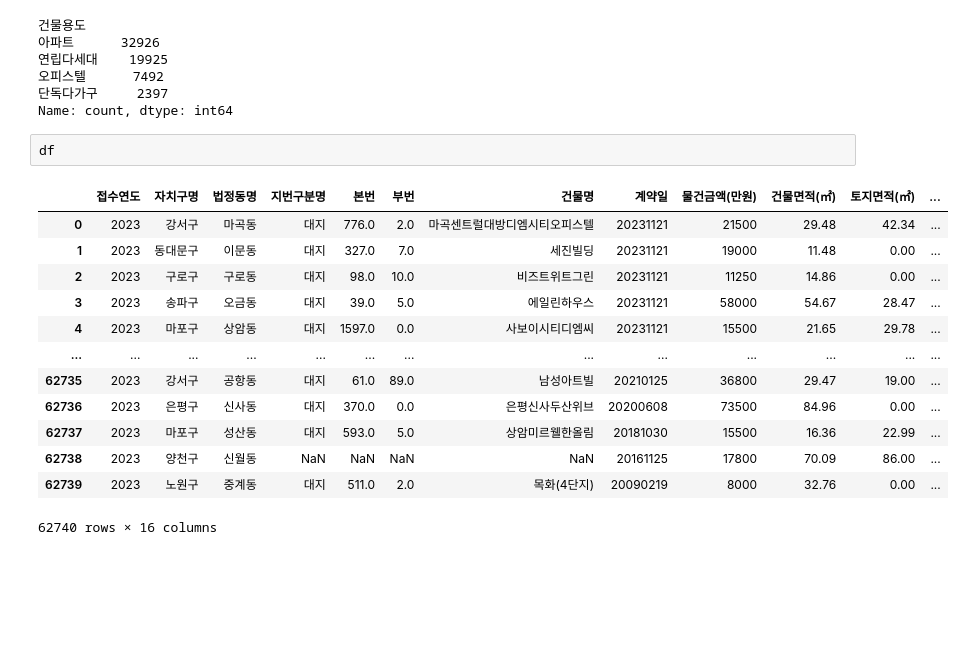
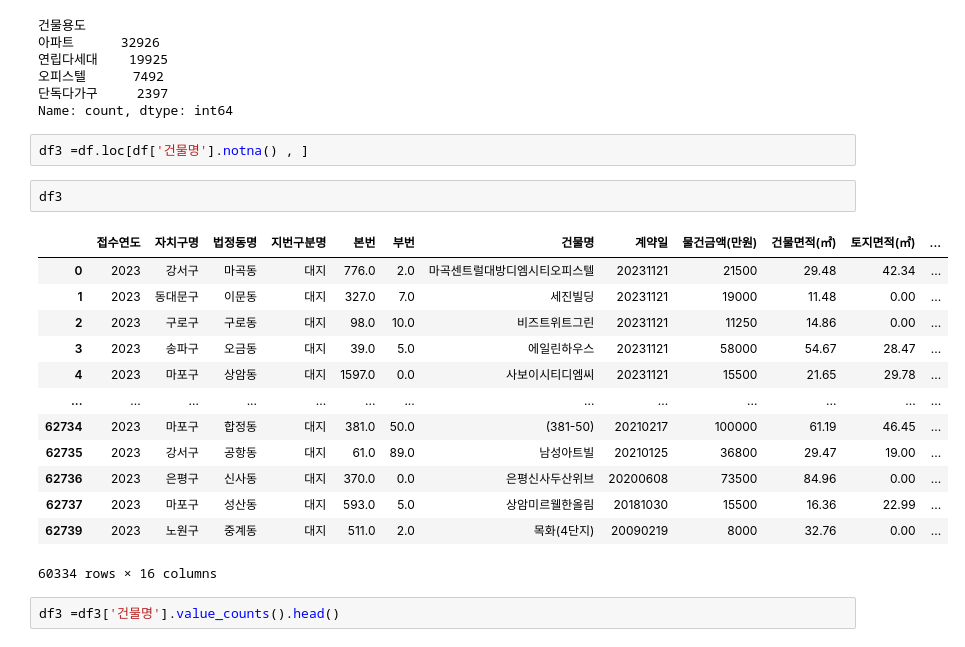
Before and after one commit to isk03300/my_projcet, a Jupyter notebook: dev_data.ipynb, the cells around one changed output. Saved outputs shown, nothing was run; the diff lists cells and outputs as text; blank space fills up the shorter version.

```diff
--- a/dev_data.ipynb
+++ b/dev_data.ipynb
@@ -295,18 +202,22 @@ df['건물용도'].value_counts()
 단독다가구     2397
 Name: count, dtype: int64
 # %%
-df
+df3 =df.loc[df['건물명'].notna() , ]
-# %% [output]
-|  | 접수연도 | 자치구명 | 법정동명 | 지번구분명 | 본번 | 부번 | 건물명 | 계약일 | 물건금액(만원) | 건물면적(㎡) | 토지면적(㎡) | ... |
-| 0 | 2023 | 강서구 | 마곡동 | 대지 | 776.0 | 2.0 | 마곡센트럴대방디엠시티오피스텔 | 20231121 | 21500 | 29.48 | 42.34 | ... |
-| 1 | 2023 | 동대문구 | 이문동 | 대지 | 327.0 | 7.0 | 세진빌딩 | 20231121 | 19000 | 11.48 | 0.00 | ... |
-| 2 | 2023 | 구로구 | 구로동 | 대지 | 98.0 | 10.0 | 비즈트위트그린 | 20231121 | 11250 | 14.86 | 0.00 | ... |
-| 3 | 2023 | 송파구 | 오금동 | 대지 | 39.0 | 5.0 | 에일린하우스 | 20231121 | 58000 | 54.67 | 28.47 | ... |
-| 4 | 2023 | 마포구 | 상암동 | 대지 | 1597.0 | 0.0 | 사보이시티디엠씨 | 20231121 | 15500 | 21.65 | 29.78 | ... |
-| ... | ... | ... | ... | ... | ... | ... | ... | ... | ... | ... | ... | ... |
-| 62735 | 2023 | 강서구 | 공항동 | 대지 | 61.0 | 89.0 | 남성아트빌 | 20210125 | 36800 | 29.47 | 19.00 | ... |
-| 62736 | 2023 | 은평구 | 신사동 | 대지 | 370.0 | 0.0 | 은평신사두산위브 | 20200608 | 73500 | 84.96 | 0.00 | ... |
-| 62737 | 2023 | 마포구 | 성산동 | 대지 | 593.0 | 5.0 | 상암미르웰한올림 | 20181030 | 15500 | 16.36 | 22.99 | ... |
-| 62738 | 2023 | 양천구 | 신월동 | NaN | NaN | NaN | NaN | 20161125 | 17800 | 70.09 | 86.00 | ... |
-| 62739 | 2023 | 노원구 | 중계동 | 대지 | 511.0 | 2.0 | 목화(4단지) | 20090219 | 8000 | 32.76 | 0.00 | ... |
-62740 rows × 16 columns
+# %%
+df3
+# %% [output]
+|  | 접수연도 | 자치구명 | 법정동명 | 지번구분명 | 본번 | 부번 | 건물명 | 계약일 | 물건금액(만원) | 건물면적(㎡) | 토지면적(㎡) | ... |
+| 0 | 2023 | 강서구 | 마곡동 | 대지 | 776.0 | 2.0 | 마곡센트럴대방디엠시티오피스텔 | 20231121 | 21500 | 29.48 | 42.34 | ... |
+| 1 | 2023 | 동대문구 | 이문동 | 대지 | 327.0 | 7.0 | 세진빌딩 | 20231121 | 19000 | 11.48 | 0.00 | ... |
+| 2 | 2023 | 구로구 | 구로동 | 대지 | 98.0 | 10.0 | 비즈트위트그린 | 20231121 | 11250 | 14.86 | 0.00 | ... |
+| 3 | 2023 | 송파구 | 오금동 | 대지 | 39.0 | 5.0 | 에일린하우스 | 20231121 | 58000 | 54.67 | 28.47 | ... |
+| 4 | 2023 | 마포구 | 상암동 | 대지 | 1597.0 | 0.0 | 사보이시티디엠씨 | 20231121 | 15500 | 21.65 | 29.78 | ... |
+| ... | ... | ... | ... | ... | ... | ... | ... | ... | ... | ... | ... | ... |
+| 62734 | 2023 | 마포구 | 합정동 | 대지 | 381.0 | 50.0 | (381-50) | 20210217 | 100000 | 61.19 | 46.45 | ... |
+| 62735 | 2023 | 강서구 | 공항동 | 대지 | 61.0 | 89.0 | 남성아트빌 | 20210125 | 36800 | 29.47 | 19.00 | ... |
+| 62736 | 2023 | 은평구 | 신사동 | 대지 | 370.0 | 0.0 | 은평신사두산위브 | 20200608 | 73500 | 84.96 | 0.00 | ... |
+| 62737 | 2023 | 마포구 | 성산동 | 대지 | 593.0 | 5.0 | 상암미르웰한올림 | 20181030 | 15500 | 16.36 | 22.99 | ... |
+| 62739 | 2023 | 노원구 | 중계동 | 대지 | 511.0 | 2.0 | 목화(4단지) | 20090219 | 8000 | 32.76 | 0.00 | ... |
+60334 rows × 16 columns
+# %%
+df3 =df3['건물명'].value_counts().head()
```
Also changed, not shown: parts of 15 cells of this notebook, 1 other file.
